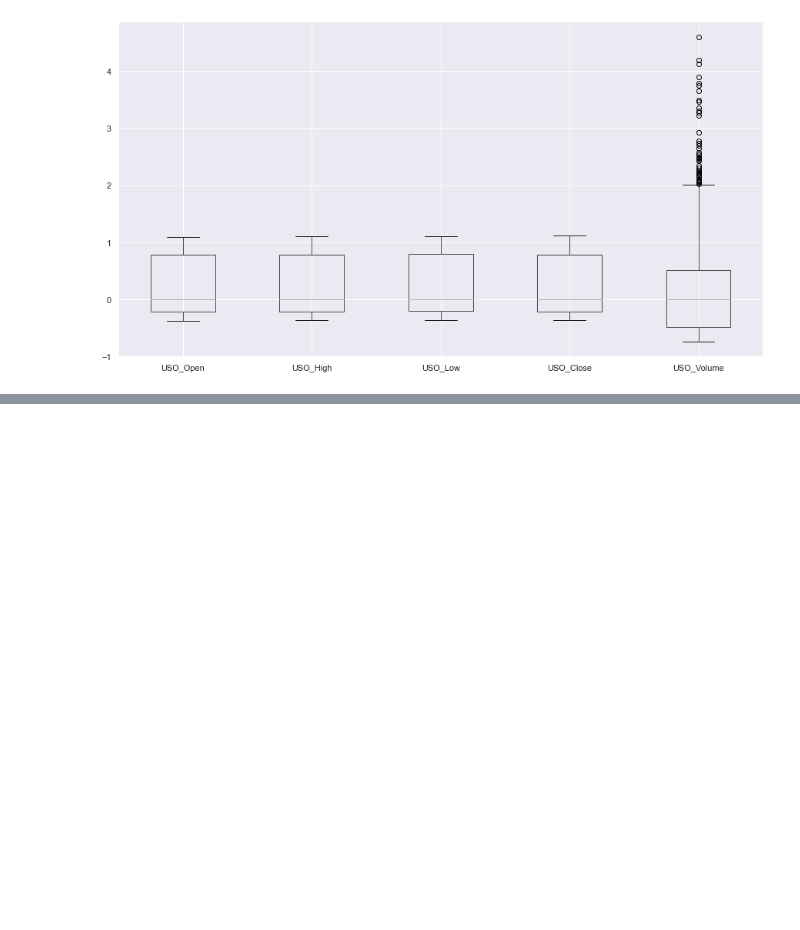
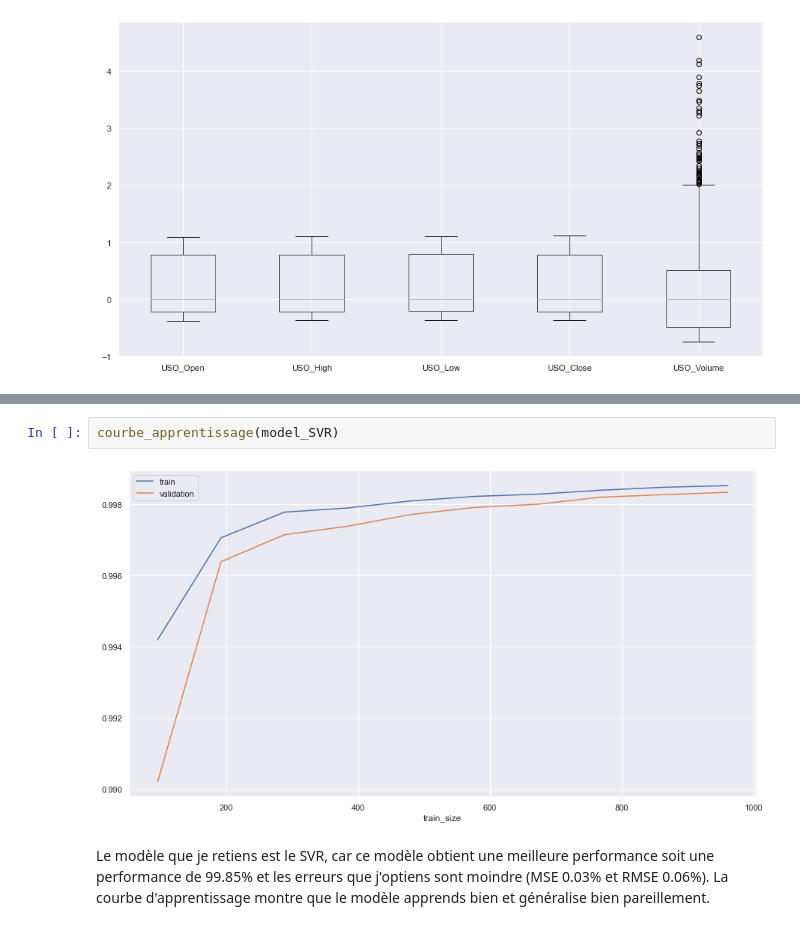
Before and after one commit to Emmanuel-Kouakou/prediction_or, a Jupyter notebook: new_projet_data_.ipynb, the cells around one changed output, grey strips where cells are left out. Drawn from its saved outputs; the diff is of its cells as text; blank space fills up the shorter version.

```diff
--- a/new_projet_data_.ipynb
+++ b/new_projet_data_.ipynb
@@ -333,0 +571,6 @@ for indicator in ['SP_','DJ_','EG_','EU_','OF_','OS_','SF_','USB_','PLT_','PLD_'
+# %%
+courbe_apprentissage(model_SVR)
+# %% [output]
+[figure, added]
+# %% [markdown]
+Le modèle que je retiens est le SVR, car ce modèle obtient une meilleure performance soit une performance de 99.85% et les erreurs que j'optiens sont moindre (MSE 0.03% et RMSE 0.06%). La courbe d'apprentissage montre que le modèle apprends bien et généralise bien pareillement.
```
Also changed, not shown: parts of 41 cells of this notebook.
